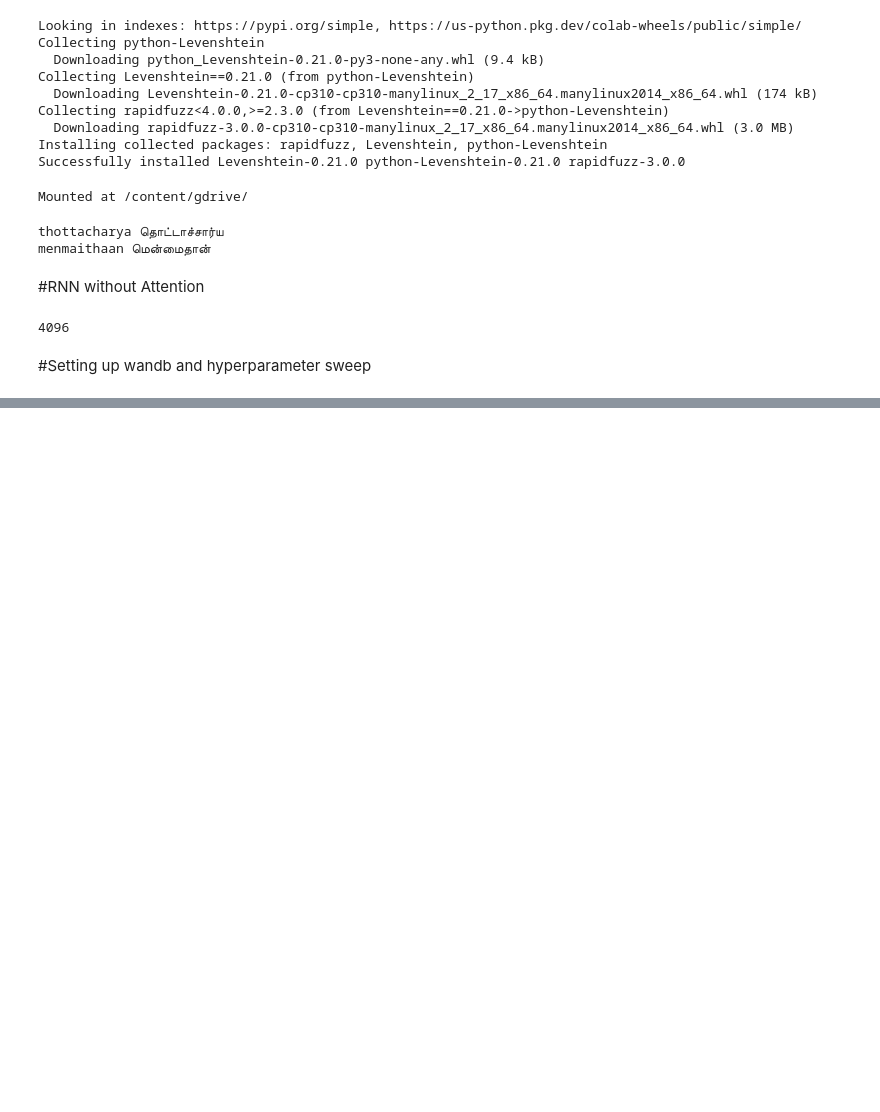
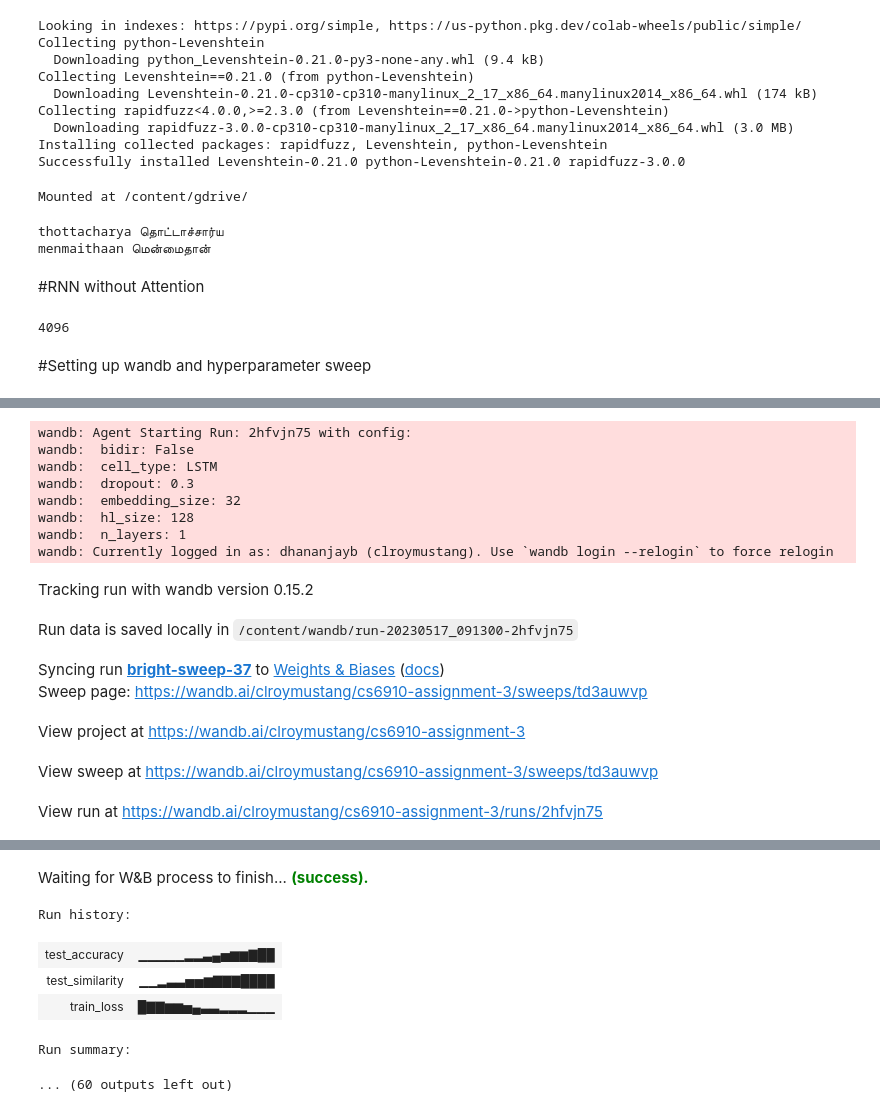
Before and after one commit to Dhananjay42/cs6910-assn3, a Jupyter notebook: assn3_nb.ipynb, the cells around one changed output, grey strips where cells are left out. Cells and saved outputs as stored; diff of their text form; code cells hidden in the pictures; blank space fills up the shorter version.

```diff
--- a/assn3_nb.ipynb
+++ b/assn3_nb.ipynb
@@ -387,15 +411,12 @@ training_pairs = [random.choice(train_data) for i in range(0, n_iters)]
 # %%
 def sweep():
   defaults = {
-      'epochs': 5,
-      'number_hidden_layers': 3,
-      'hidden_layer_size': 32,
-      'lamda': 0,
-      'learning_rate': 0.001,
-      'initialization_type': 'Xavier',
-      'optimizer': 'sgd',
-      'batch_size': 16,
-      'activation_fn': 'sigmoid'
+      'embedding_size': 32,
+      'n_layers': 1,
+      'hl_size': 32,
+      'bidir': False,
+      'dropout': 0,
+      'cell_type': 'GRU'
   }
   wandb.init(config = defaults)
   config = wandb.config
@@ -456,4 +477,23 @@ sweep_configuration = {
     'parameters': hyperparameters
 }
 # %%
-sweep_id = wandb.sweep(sweep_configuration, entity=entity_name, project=project_name)
+#sweep_id = wandb.sweep(sweep_configuration, entity=entity_name, project=project_name)
+sweep_id = 'td3auwvp'
+# %%
+wandb.agent(sweep_id, sweep, project = project_name)
+# %% [output]
+wandb: Agent Starting Run: 2hfvjn75 with config:
+wandb:  bidir: False
+wandb:  cell_type: LSTM
+wandb:  dropout: 0.3
+wandb:  embedding_size: 32
+wandb:  hl_size: 128
+wandb:  n_layers: 1
+wandb: Currently logged in as: dhananjayb (clroymustang). Use `wandb login --relogin` to force relogin
+Tracking run with wandb version 0.15.2
+Run data is saved locally in /content/wandb/run-20230517_091300-2hfvjn75
+Syncing run bright-sweep-37 to Weights & Biases (docs)
+Sweep page: https://wandb.ai/clroymustang/cs6910-assignment-3/sweeps/td3auwvp
+View project at https://wandb.ai/clroymustang/cs6910-assignment-3
+View sweep at https://wandb.ai/clroymustang/cs6910-assignment-3/sweeps/td3auwvp
+View run at https://wandb.ai/clroymustang/cs6910-assignment-3/runs/2hfvjn75
@@ -459,0 +501,7 @@ sweep_id = wandb.sweep(sweep_configuration, entity=entity_name, project=project_
+Waiting for W&B process to finish... (success).
+Run history:
+| test_accuracy | ▁▁▁▁▁▂▂▃▄▅▆▆▇██ |
+| test_similarity | ▁▁▂▃▃▅▅▆▇▇▇████ |
+| train_loss | █▇▇▆▆▅▄▃▃▂▂▂▁▁▁ |
+Run summary:
+... (60 outputs left out)
```
Also changed, not shown: parts of 7 cells of this notebook.
